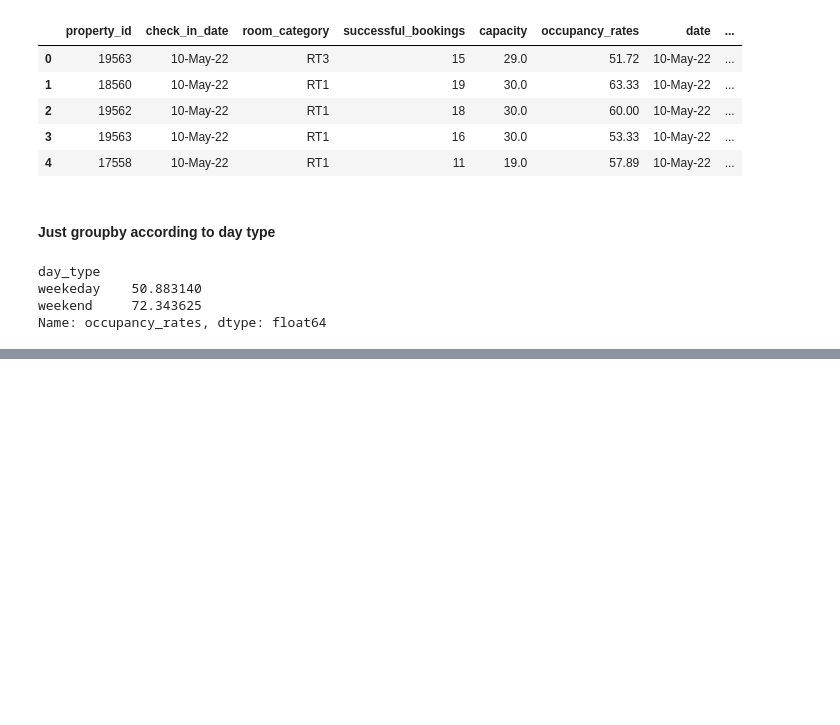
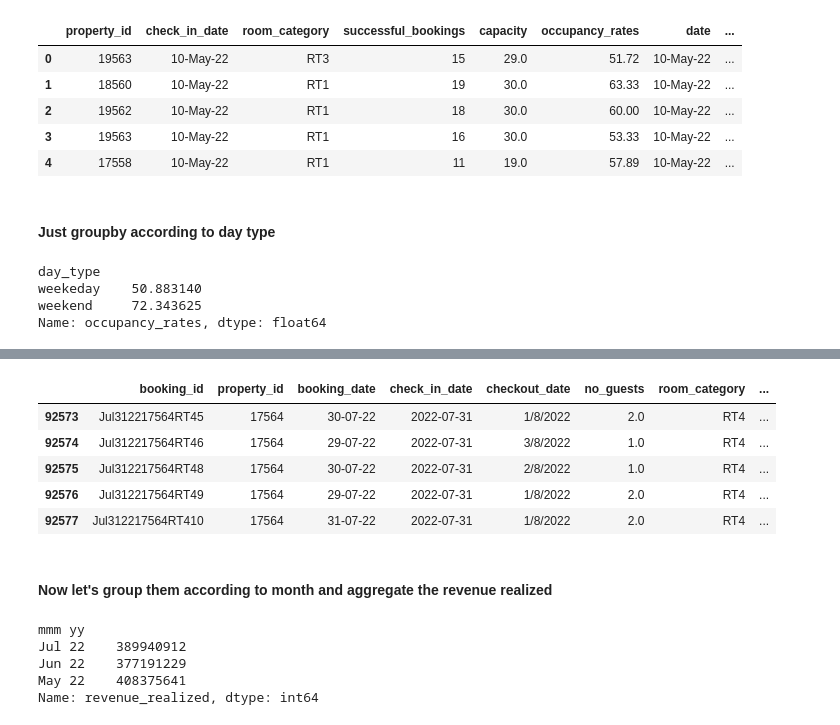
Before and after one commit to AdithyaBhatGS/HotelEDA, a Jupyter notebook: data_cleaning_and_transformation_and_insights_generation.ipynb, the cells around one changed output, grey strips where cells are left out. Cells and saved outputs as stored; diff of their text form; code cells hidden in the pictures; blank space fills up the shorter version.

```diff
--- a/data_cleaning_and_transformation_and_insights_generation.ipynb
+++ b/data_cleaning_and_transformation_and_insights_generation.ipynb
@@ -359,0 +460,2 @@ Name: occupancy_rates, dtype: float64
+# %%
+df_date["date"] = pd.to_datetime(df_date["date"])
@@ -359,0 +478,2 @@ Name: occupancy_rates, dtype: float64
+# %%
+bookings_data["check_in_date"] = pd.to_datetime(bookings_data["check_in_date"], format="mixed")
@@ -359,0 +502,21 @@ Name: occupancy_rates, dtype: float64
+# %%
+df_merge_date_bookings_data = pd.merge(bookings_data, df_date, left_on="check_in_date", right_on="date")
+
+df_merge_date_bookings_data.tail()
+# %% [output]
+|  | booking_id | property_id | booking_date | check_in_date | checkout_date | no_guests | room_category | ... |
+| 92573 | Jul312217564RT45 | 17564 | 30-07-22 | 2022-07-31 | 1/8/2022 | 2.0 | RT4 | ... |
+| 92574 | Jul312217564RT46 | 17564 | 29-07-22 | 2022-07-31 | 3/8/2022 | 1.0 | RT4 | ... |
+| 92575 | Jul312217564RT48 | 17564 | 30-07-22 | 2022-07-31 | 2/8/2022 | 1.0 | RT4 | ... |
+| 92576 | Jul312217564RT49 | 17564 | 29-07-22 | 2022-07-31 | 1/8/2022 | 2.0 | RT4 | ... |
+| 92577 | Jul312217564RT410 | 17564 | 31-07-22 | 2022-07-31 | 1/8/2022 | 2.0 | RT4 | ... |
+# %% [markdown]
+#### Now let's group them according to month and aggregate the revenue realized
+# %%
+df_merge_date_bookings_data.groupby("mmm yy")["revenue_realized"].sum()
+# %% [output]
+mmm yy
+Jul 22    389940912
+Jun 22    377191229
+May 22    408375641
+Name: revenue_realized, dtype: int64
```
Also changed, not shown: parts of 15 cells of this notebook.
